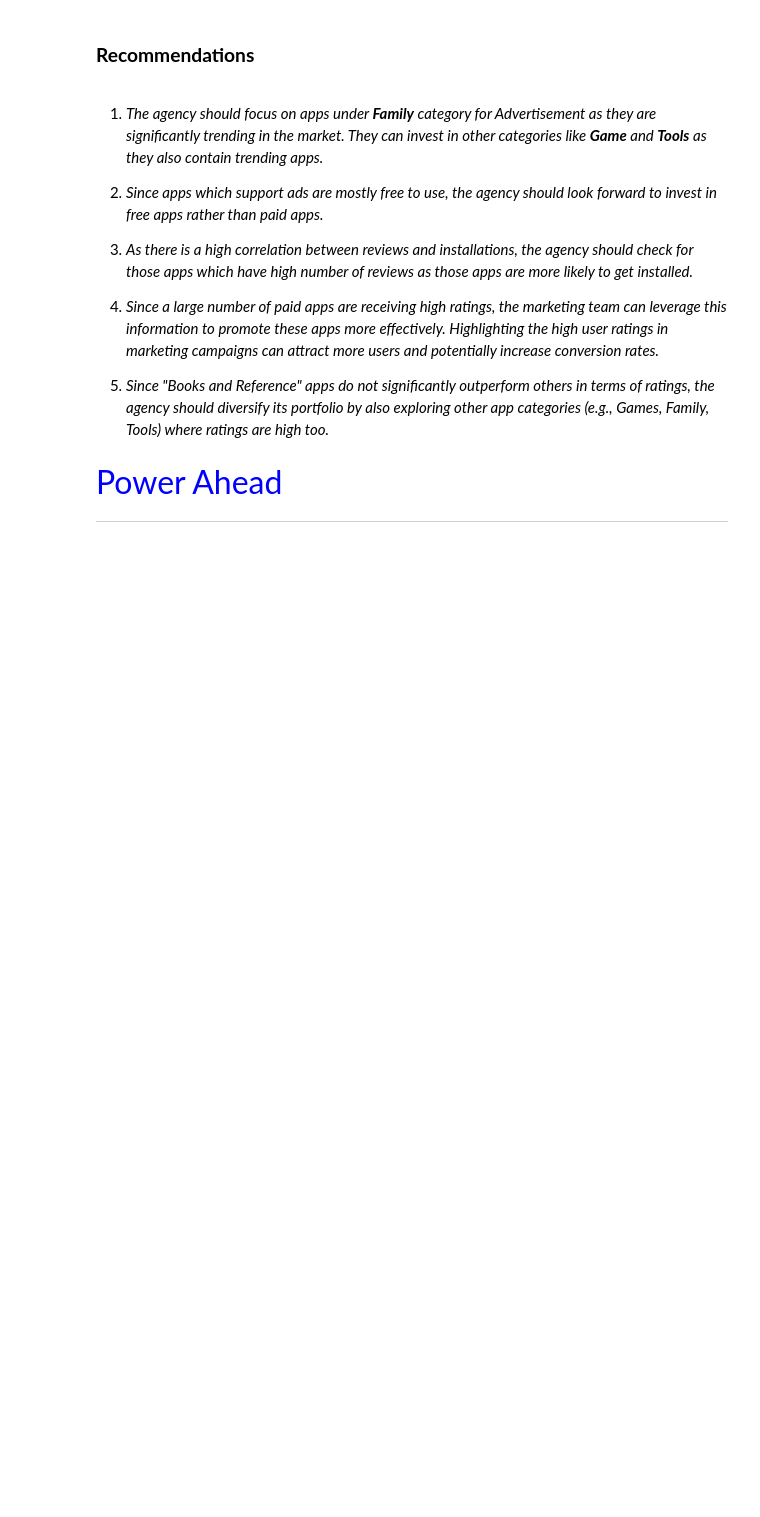
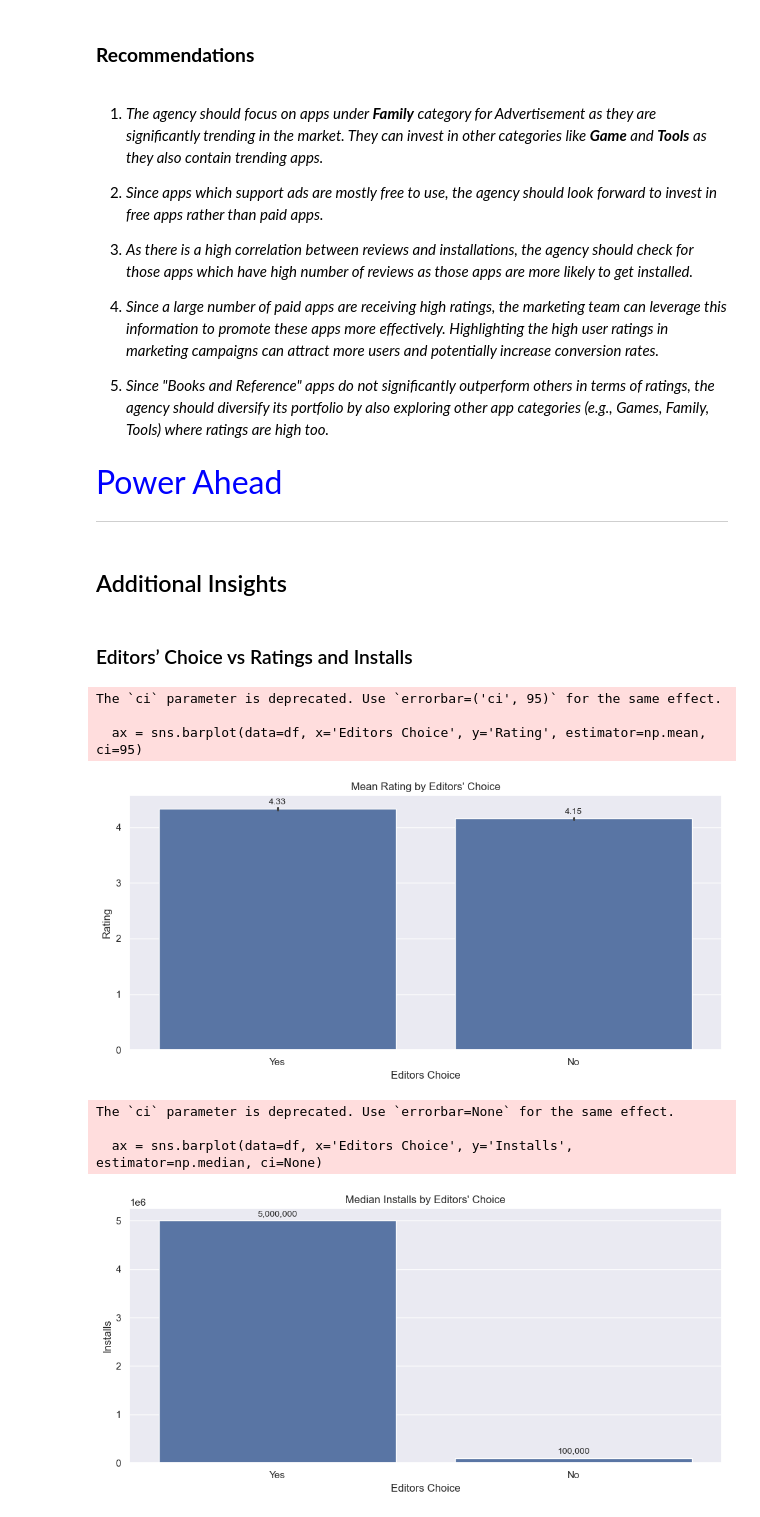
Before and after one commit to nikilok/python-ml, a Jupyter notebook: Session_Notebook_Google_Play_Store_Case_Study.ipynb, the cells around one changed output. Saved outputs shown, nothing was run; the diff lists cells and outputs as text; code cells hidden in the pictures; blank space fills up the shorter version.

Commit message:
additional insights added

```diff
--- a/Session_Notebook_Google_Play_Store_Case_Study.ipynb
+++ b/Session_Notebook_Google_Play_Store_Case_Study.ipynb
@@ -756,3 +756,34 @@ plt.show()
 # %% [markdown]
 <font size=6 color='blue'>Power Ahead</font>
 ___
+# %% [markdown]
+## Additional Insights
+# %% [markdown]
+### Editors’ Choice vs Ratings and Installs
+# %%
+# Mean Rating by Editors' Choice
+plt.figure(figsize=(10,5))
+ax = sns.barplot(data=df, x='Editors Choice', y='Rating', estimator=np.mean, ci=95)
+plt.title('Mean Rating by Editors\' Choice')
+for p in ax.patches:
+    h = p.get_height()
+    ax.annotate(f'{h:.2f}', (p.get_x()+p.get_width()/2, h), ha='center', va='bottom', fontsize=10, xytext=(0,3), textcoords='offset points')
+plt.tight_layout(); plt.show()
+
+# Median Installs by Editors' Choice
+plt.figure(figsize=(10,5))
+ax = sns.barplot(data=df, x='Editors Choice', y='Installs', estimator=np.median, ci=None)
+plt.title('Median Installs by Editors\' Choice')
+for p in ax.patches:
+    h = p.get_height()
+    ax.annotate(f'{int(h):,}', (p.get_x()+p.get_width()/2, h), ha='center', va='bottom', fontsize=10, xytext=(0,3), textcoords='offset points')
+plt.tight_layout(); plt.show()
+# %% [output]
+The `ci` parameter is deprecated. Use `errorbar=('ci', 95)` for the same effect.
+
+  ax = sns.barplot(data=df, x='Editors Choice', y='Rating', estimator=np.mean, ci=95)
+[figure, added]
+The `ci` parameter is deprecated. Use `errorbar=None` for the same effect.
+
+  ax = sns.barplot(data=df, x='Editors Choice', y='Installs', estimator=np.median, ci=None)
+[figure, added]
```
Also changed, not shown: parts of 19 cells of this notebook.
